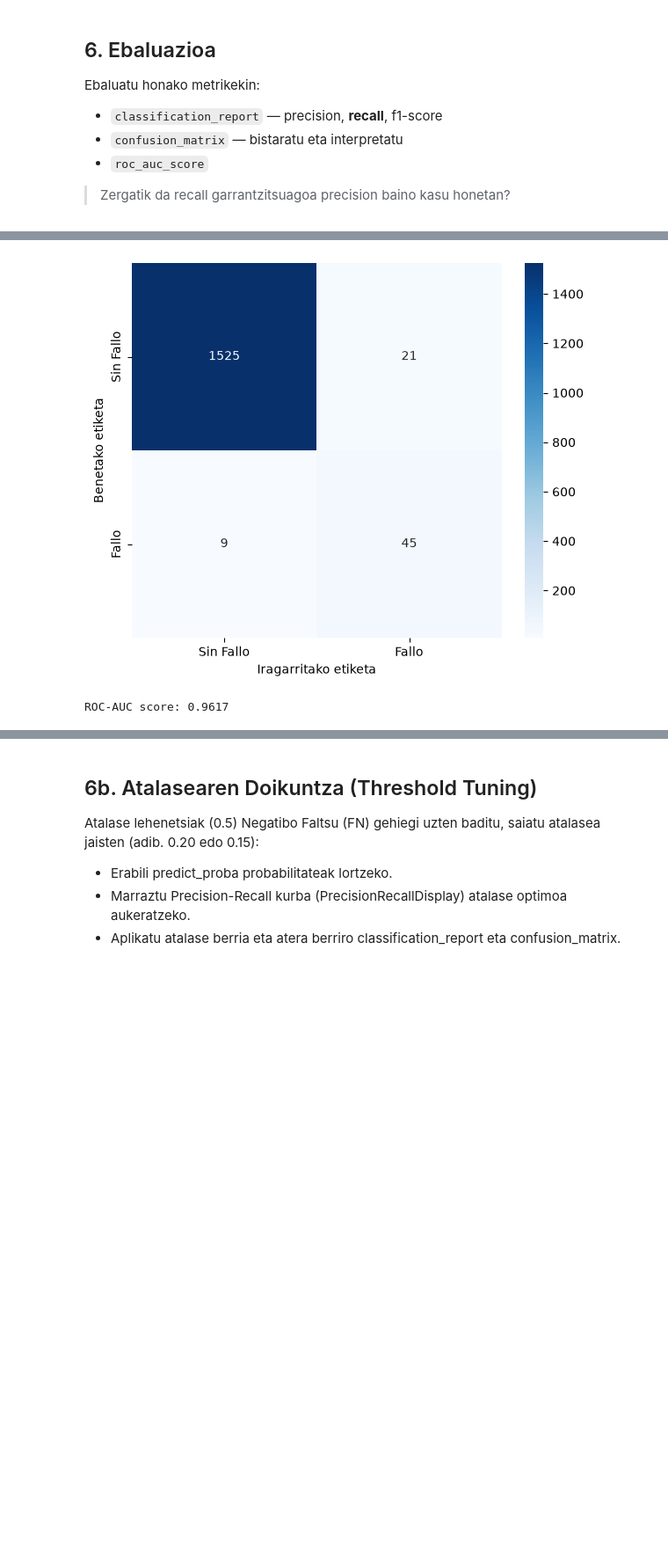
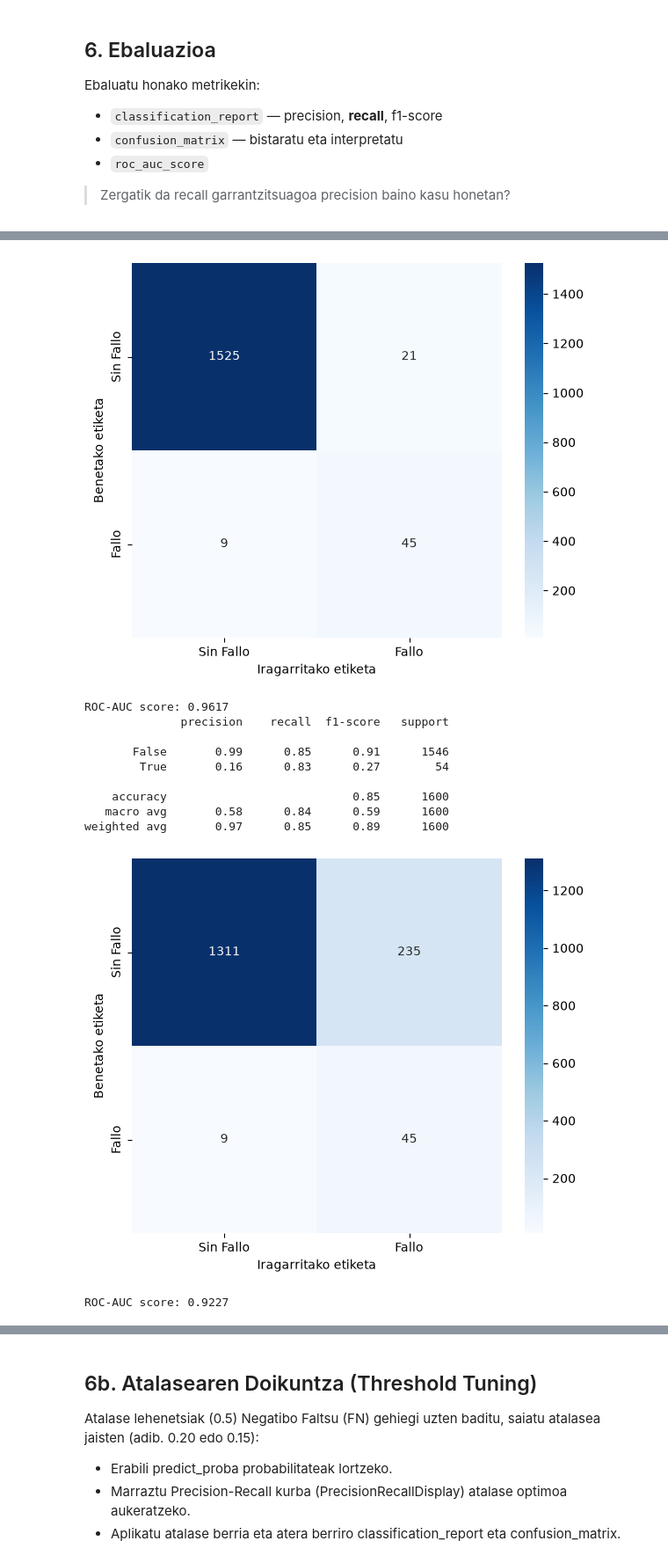
Before and after one commit to AABD-Ethazi-2627/T5-erronka1, a Jupyter notebook: notebooks/02_training.ipynb, the cells around one changed output, grey strips where cells are left out. Shown at 88% size. Drawn from its saved outputs; the diff is of its cells as text; code cells hidden in the pictures; blank space fills up the shorter version.

Commit message:
feat: Updated training notebook

```diff
--- a/notebooks/02_training.ipynb
+++ b/notebooks/02_training.ipynb
@@ -207,6 +231,7 @@ Eredu bat (gutxienez) entrenatu. Aukerakoa: hainbat eredu konparatu.
 # %%
 # Entrenamendua
 # ZURE KODEA HEMEN
+from sklearn.linear_model import LogisticRegression
 preprocessing = ColumnTransformer(transformers=[
     ("zenbak", Pipeline([
         ("bete", SimpleImputer(strategy="median")),
@@ -248,6 +273,21 @@ print("\nSMOTE:")
 print(f"Recall: {recall_score(y_test, smt_pred):.4f}")
 print(f"Precision: {precision_score(y_test, smt_pred):.4f}")
 print(f"ROC-AUC: {roc_auc_score(y_test, smt_prob):.4f}")
+
+pipe_lr = Pipeline([
+    ("preprocessing", clone(preprocessing)),
+    ("lr", LogisticRegression(max_iter=1000, class_weight='balanced', random_state=42))
+])
+
+pipe_lr.fit(X_train, y_train)
+
+lr_pred = pipe_lr.predict(X_test)
+lr_prob = pipe_lr.predict_proba(X_test)[:, 1]
+
+print("\nLogistic Regression:")
+print(f"Recall: {recall_score(y_test, lr_pred):.4f}")
+print(f"Precision: {precision_score(y_test, lr_pred):.4f}")
+print(f"ROC-AUC: {roc_auc_score(y_test, lr_prob):.4f}")
 # %% [output]
 Class weight:
 Recall: 0.7593
@@ -270,53 +315,57 @@ Ebaluatu honako metrikekin:
 # %%
 # Ebaluazioa
 # ZURE KODEA HEMEN
+def ebal(pipeline : Pipeline):
+    y_pred = pipeline.predict(X_test)
+    y_prob = pipeline.predict_proba(X_test)[:,1]
+    print(classification_report(y_test, y_pred))
 
-y_pred = pipe_cw.predict(X_test)
-y_prob = pipe_cw.predict_proba(X_test)[:, 1]
-print(classification_report(y_test, y_pred))
+    cm = confusion_matrix(y_test, y_pred)
+    fig, ax = plt.subplots(figsize=(6, 5))
+    sns.heatmap(cm, annot=True, ax=ax, fmt="d", cmap="Blues", xticklabels=["Sin Fallo", "Fallo"], yticklabels=["Sin Fallo", "Fallo"])
+    ax.set_ylabel("Benetako etiketa")
+    ax.set_xlabel("Iragarritako etiketa")
+    plt.tight_layout()
+    plt.show()
 
-cm = confusion_matrix(y_test, y_pred)
-fig, ax = plt.subplots(figsize=(6, 5))
-sns.heatmap(cm, annot=True, ax=ax, fmt="d", cmap="Blues", xticklabels=["Sin Fallo", "Fallo"], yticklabels=["Sin Fallo", "Fallo"])
-ax.set_ylabel("Benetako etiketa")
-ax.set_xlabel("Iragarritako etiketa")
-plt.tight_layout()
-plt.show()
+    print(f'ROC-AUC score: {roc_auc_score(y_test, y_prob):.4f}')
 
-print(f'ROC-AUC score: {roc_auc_score(y_test, y_prob):.4f}')
+    return y_prob
 
-y_smote_pred = pipe_smote.predict(X_test)
-y_smote_prob = pipe_smote.predict_proba(X_test)[:, 1]
-print(classification_report(y_test, y_smote_pred))
+y_prob = ebal(pipe_cw)
 
-cm = confusion_matrix(y_test, y_smote_pred)
-fig, ax = plt.subplots(figsize=(6, 5))
-sns.heatmap(cm, annot=True, ax=ax, fmt="d", cmap="Blues", xticklabels=["Sin Fallo", "Fallo"], yticklabels=["Sin Fallo", "Fallo"])
-ax.set_ylabel("Benetako etiketa")
-ax.set_xlabel("Iragarritako etiketa")
-plt.tight_layout()
-plt.show()
+y_smote_prob = ebal(pipe_smote)
 
-print(f'ROC-AUC score: {roc_auc_score(y_test, y_smote_prob):.4f}')
+y_lr_prob = ebal(pipe_lr)
 # %% [output]
               precision    recall  f1-score   support
 
        False       0.99      1.00      0.99      1546
         True       0.89      0.76      0.82        54
 
     accuracy                           0.99      1600
    macro avg       0.94      0.88      0.91      1600
 weighted avg       0.99      0.99      0.99      1600
 [figure]
 ROC-AUC score: 0.9793
               precision    recall  f1-score   support
 
        False       0.99      0.99      0.99      1546
         True       0.68      0.83      0.75        54
 
     accuracy                           0.98      1600
    macro avg       0.84      0.91      0.87      1600
 weighted avg       0.98      0.98      0.98      1600
 [figure]
 ROC-AUC score: 0.9617
+              precision    recall  f1-score   support
+
+       False       0.99      0.85      0.91      1546
+        True       0.16      0.83      0.27        54
+
+    accuracy                           0.85      1600
+   macro avg       0.58      0.84      0.59      1600
+weighted avg       0.97      0.85      0.89      1600
+[figure, added]
+ROC-AUC score: 0.9227
 # %% [markdown]
```
Also changed, not shown: parts of 7 cells of this notebook.
